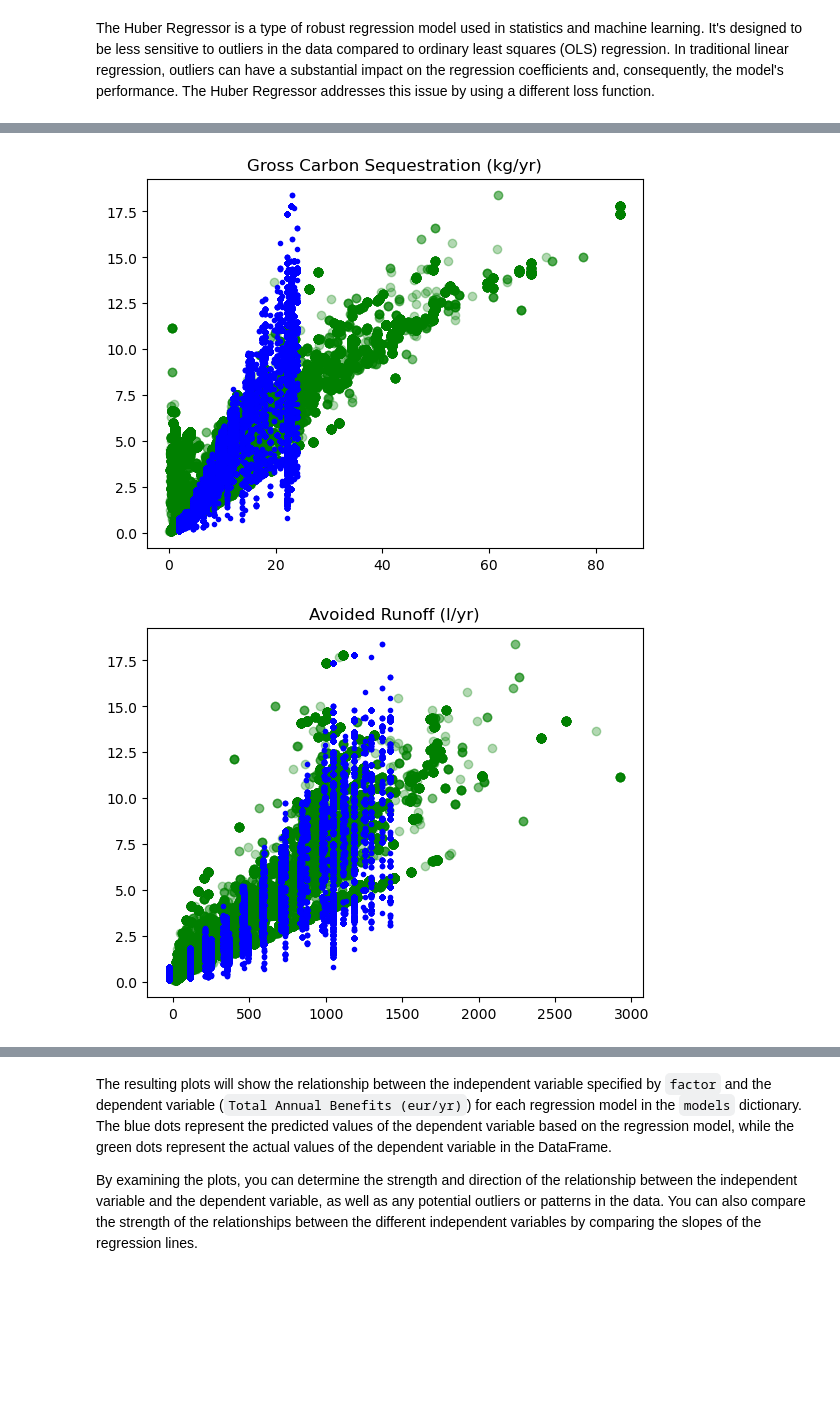
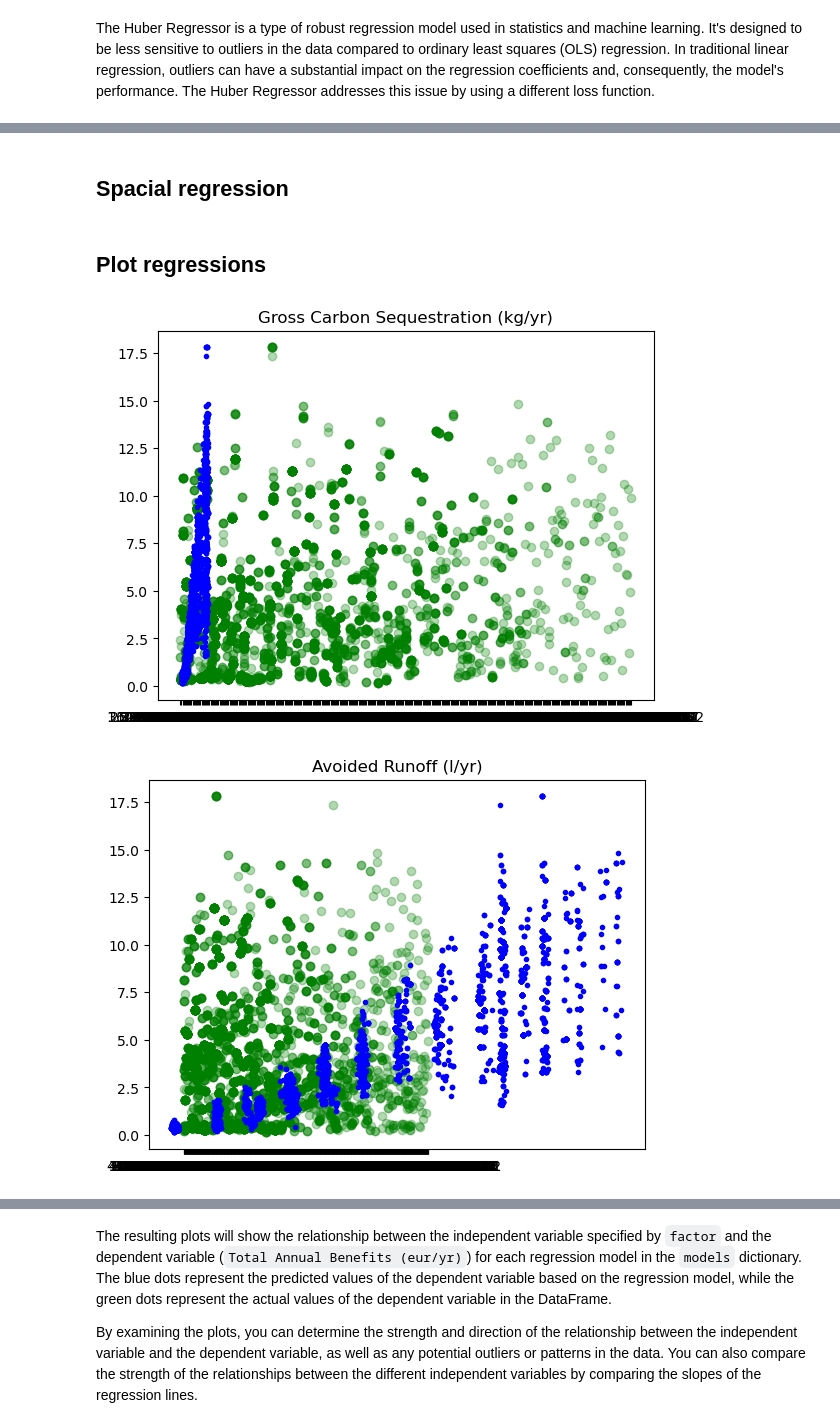
Before and after one commit to DigitalCommonsLab/greenergroundsplanning, a Jupyter notebook: code/dataAnalysis_2.ipynb, the cells around one changed output, grey strips where cells are left out. Cells and saved outputs as stored; diff of their text form; code cells hidden in the pictures; blank space fills up the shorter version.

```diff
--- a/code/dataAnalysis_2.ipynb
+++ b/code/dataAnalysis_2.ipynb
@@ -61,6 +64,7 @@ COLUMNS = ['Replacement Value (eur)', 'DBH (cm)', 'Height (m)', 'Gross Carbon Se
 
 #trees = data.iloc[:50000, :]
 trees = data
+trees['Name_id'] = trees['Name'].astype('category').cat.codes
 # %%
 # Calculate the R-squared score between the 'Height (m)' and 'DBH (cm)' columns of the 'trees' DataFrame.
 metrics.r2_score(trees['Height (m)'], trees['Total Annual Benefits (eur/yr)'])
@@ -77,7 +81,7 @@ Overall, a negative R-squared value indicates that the model is not a good fit f
 # we are going to use the 'DBH (cm)' and 'Carbon Storage (kg)' columns as features
 # and the 'Total Annual Benefits (eur/yr)' column as the target
 x_train, x_validation, y_train, y_validation = train_test_split(
-    trees[['DBH (cm)', 'Height (m)']],
+    trees[['DBH (cm)', 'Name_id', 'Latitude', 'Longitude', 'Height (m)']],
     trees['Total Annual Benefits (eur/yr)'],
     test_size=0.25,
 )
@@ -96,7 +100,8 @@ print(r2_score(y_train, regression.predict(x_train)))
 # %%
 def get_reg(trees_df):
     x_train, x_validation, y_train, y_validation = train_test_split(
-        trees_df[['DBH (cm)', 'Height (m)', 'Avoided Runoff (l/yr)']],
+        trees_df[['DBH (cm)', 'Name_id', 'Latitude', 'Longitude', 'Height (m)']],
+        #trees_df[['DBH (cm)', 'Height (m)', 'Avoided Runoff (l/yr)']],
         trees_df['Total Annual Benefits (eur/yr)'],
         test_size=0.2,
     )
@@ -115,9 +120,9 @@ def get_reg(trees_df):
 
 reg_o3, x_train = get_reg(trees)
 
-a1, a2, a3, b = reg_o3.coef_[0], reg_o3.coef_[1], reg_o3.coef_[2], reg_o3.intercept_
+a1, a2, a3, a4, a5, b = reg_o3.coef_[0], reg_o3.coef_[1], reg_o3.coef_[2], reg_o3.coef_[3], reg_o3.coef_[4], reg_o3.intercept_
 
-fn = a1 * trees['DBH (cm)'] + a2 * trees['Height (m)'] + a3 * trees['Avoided Runoff (l/yr)'] + b
+fn = a1 * trees['DBH (cm)'] + a2 * trees['Name_id'] + a3 * trees['Latitude'] + a4 * trees['Longitude'] + a5 * trees['Height (m)'] + b
 
 sns.distplot(reg_o3.predict(x_train), kde=False, bins=50, color='r', label='predicted')
 sns.distplot(trees['Total Annual Benefits (eur/yr)'], kde=False, bins=50, color='g', label='real')
@@ -132,7 +137,7 @@ The Huber Regressor is a type of robust regression model used in statistics and
 # %%
 def get_reg(trees_df, factor):
     x_train, x_validation, y_train, y_validation = train_test_split(
-        trees_df[['DBH (cm)', 'Height (m)'],],
+        trees_df[['DBH (cm)', 'Name_id', 'Latitude', 'Longitude', 'Height (m)']],
         trees_df[factor],
         test_size=0.2,
         random_state=52,
@@ -176,18 +181,26 @@ R2:   0.6910908758465433
+# %% [markdown]
+## Spacial regression
+# %% [markdown]
+## Plot regressions
 # %%
 def plot_regression(reg, trees_df, factor):
-    a1, a2, b = reg.coef_[0], reg.coef_[1], reg.intercept_
+    a1, a2, a3, a4, a5, b = reg.coef_[0], reg.coef_[1], reg.coef_[2], reg.coef_[3], reg.coef_[4], reg.intercept_
 
-    fn = a1 * trees_df['DBH (cm)'] + a2 * trees_df['Height (m)'] + b
+    fn = a1 * trees_df['DBH (cm)'] + a2 * trees_df['Name_id'] + a3 * trees_df['Latitude'] + a4 * trees_df['Longitude'] + a5 * trees_df['Height (m)'] + b
     plt.plot(fn, trees_df['Total Annual Benefits (eur/yr)'], 'b.')
     plt.scatter(trees_df[factor], trees_df['Total Annual Benefits (eur/yr)'], c='g', alpha=0.3)
     plt.title(factor)
     plt.show()
     # blue is the regression line (predicted values)
     # green is the real values
 
+trees["Total Annual Benefits (eur/yr)"] = trees["Total Annual Benefits (eur/yr)"].astype(float)
+#trees_filtered['Carbon Storage (kg)'] = trees_filtered['Carbon Storage (kg)'].astype(float)
+trees['DBH (cm)'] = trees['DBH (cm)'].astype(float)
+trees["Height (m)"] = trees["Height (m)"].astype(float)
 
 for factor, reg in models.items():
     plot_regression(reg, trees, factor)
 # %% [output]
-[figure, old version]
+[figure, new version]
-[figure, old version]
+[figure, new version]
```
Also changed, not shown: parts of 7 cells of this notebook, 4 other files.
